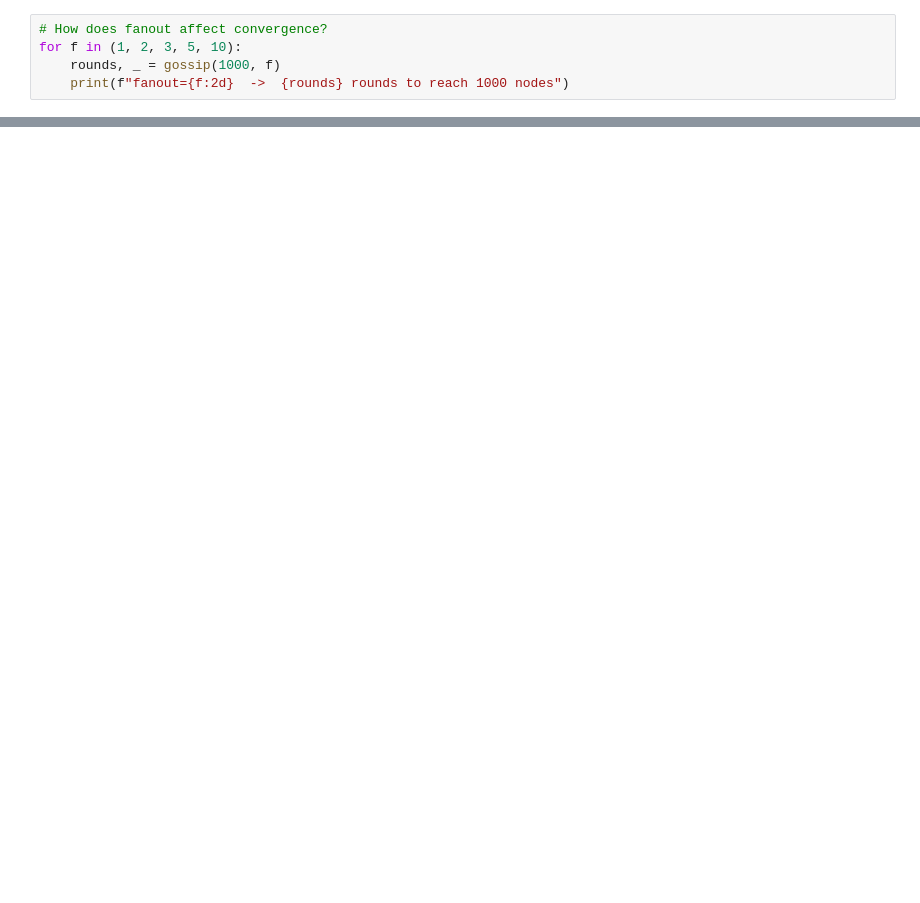
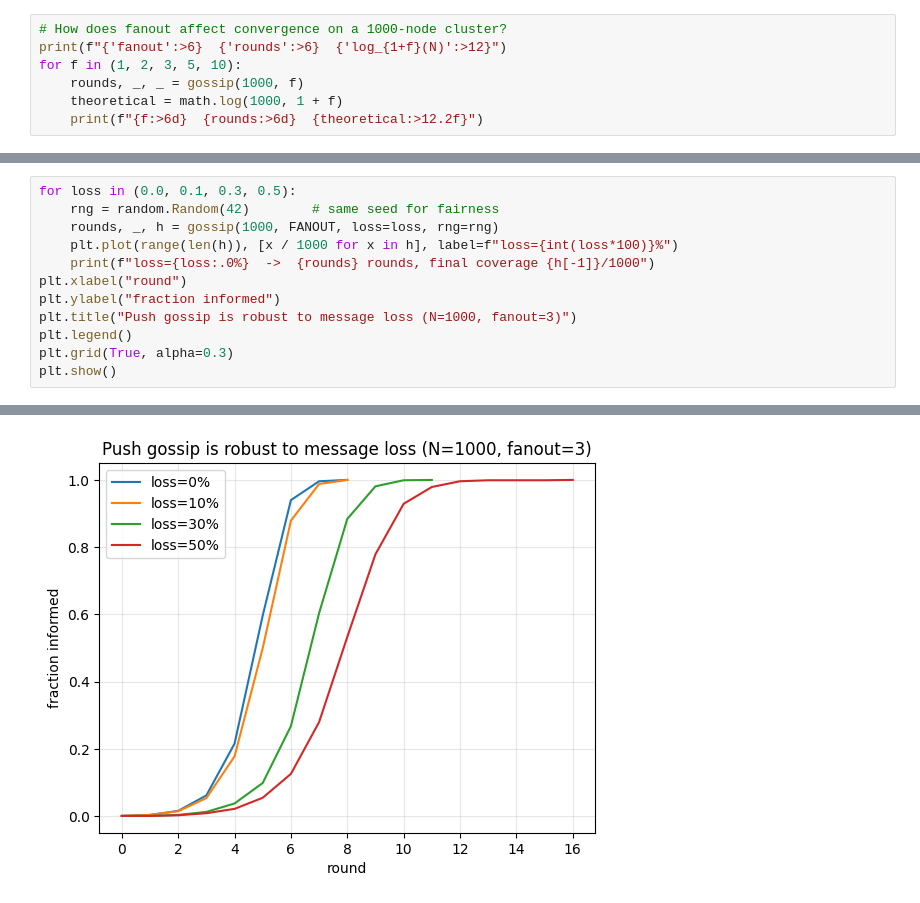
Before and after one commit to ShonP/system-design-patterns, a Jupyter notebook: 02-distributed-primitives/gossip-protocol/notebooks/01_what_is_gossip.ipynb, the cells around one changed output, grey strips where cells are left out. Saved outputs shown, nothing was run; the diff lists cells and outputs as text; blank space fills up the shorter version.

```diff
--- a/02-distributed-primitives/gossip-protocol/notebooks/01_what_is_gossip.ipynb
+++ b/02-distributed-primitives/gossip-protocol/notebooks/01_what_is_gossip.ipynb
@@ -94,5 +134,7 @@ plt.show()
 # %%
-# How does fanout affect convergence?
+# How does fanout affect convergence on a 1000-node cluster?
+print(f"{'fanout':>6}  {'rounds':>6}  {'log_{1+f}(N)':>12}")
 for f in (1, 2, 3, 5, 10):
-    rounds, _ = gossip(1000, f)
-    print(f"fanout={f:2d}  ->  {rounds} rounds to reach 1000 nodes")
+    rounds, _, _ = gossip(1000, f)
+    theoretical = math.log(1000, 1 + f)
+    print(f"{f:>6d}  {rounds:>6d}  {theoretical:>12.2f}")
@@ -98,0 +154,13 @@ for f in (1, 2, 3, 5, 10):
+# %%
+for loss in (0.0, 0.1, 0.3, 0.5):
+    rng = random.Random(42)        # same seed for fairness
+    rounds, _, h = gossip(1000, FANOUT, loss=loss, rng=rng)
+    plt.plot(range(len(h)), [x / 1000 for x in h], label=f"loss={int(loss*100)}%")
+    print(f"loss={loss:.0%}  ->  {rounds} rounds, final coverage {h[-1]}/1000")
+plt.xlabel("round")
+plt.ylabel("fraction informed")
+plt.title("Push gossip is robust to message loss (N=1000, fanout=3)")
+plt.legend()
+plt.grid(True, alpha=0.3)
+plt.show()
+# %% [output]
@@ -98,0 +171 @@ for f in (1, 2, 3, 5, 10):
+[figure, added]
```
Also changed, not shown: parts of 16 cells of this notebook, 3 other files.
